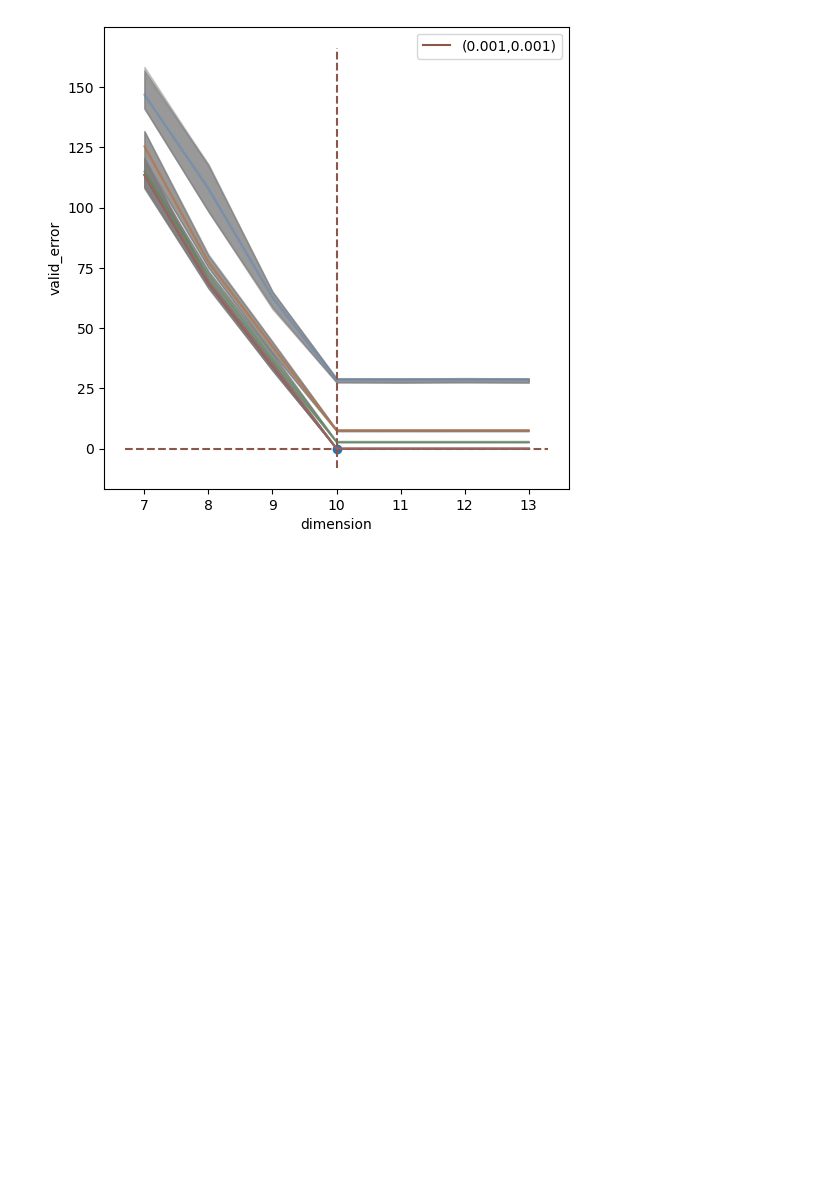
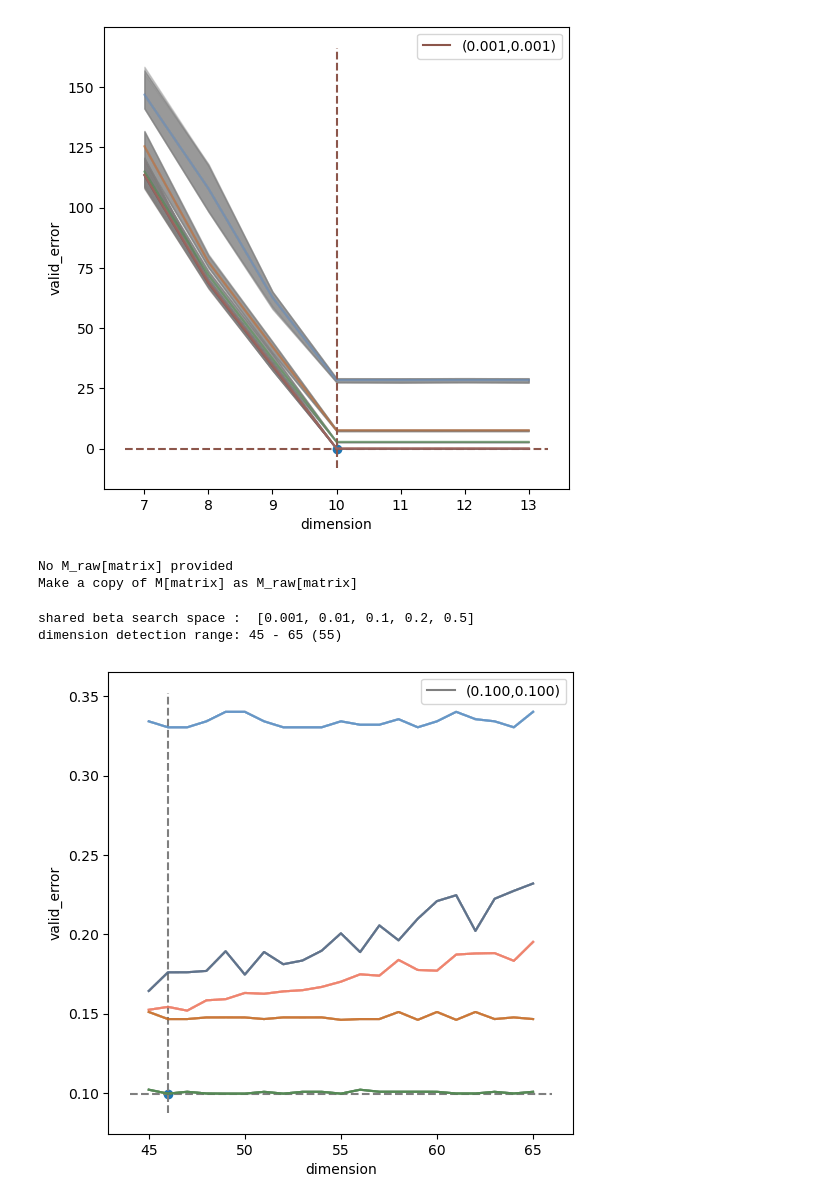
Before and after one commit to jefferykclam/ICQF, a Jupyter notebook: demonstration.ipynb, the cells around one changed output. Drawn from its saved outputs; the diff is of its cells as text; code cells hidden in the pictures; blank space fills up the shorter version.

```diff
--- a/demonstration.ipynb
+++ b/demonstration.ipynb
@@ -149,3 +149,18 @@ optimal_MF_data, optimal_stat, embed_stat_list = clf.detect_dimension(MF_data,
 shared beta search space :  [0.001, 0.01, 0.1, 0.2, 0.5]
 dimension detection range: 7 - 13
 [figure]
+# %%
+M = np.random.rand(200, 100)
+M[M < 0] = 0
+# %%
+MF_data = matrix_class(M=M)
+MF_data.check_input()
+# %% [output]
+No M_raw[matrix] provided
+Make a copy of M[matrix] as M_raw[matrix]
+# %%
+optimal_MF_data, optimal_stat, embed_stat_list = clf.detect_dimension(MF_data,repeat=1, random_fold=True)
+# %% [output]
+shared beta search space :  [0.001, 0.01, 0.1, 0.2, 0.5]
+dimension detection range: 45 - 65 (55)
+[figure, added]
```
Also changed, not shown: parts of 11 cells of this notebook, 1 other file.
